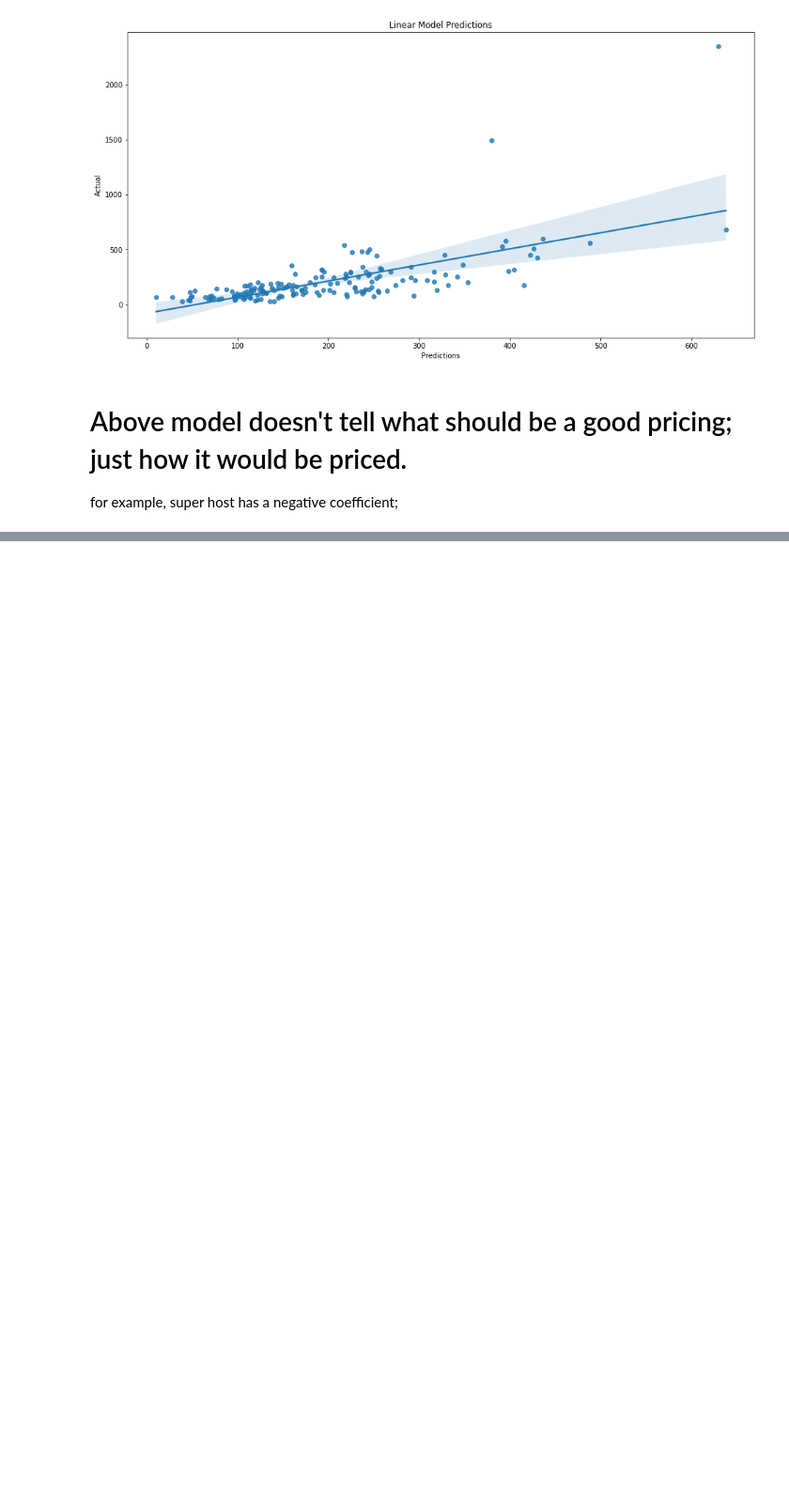
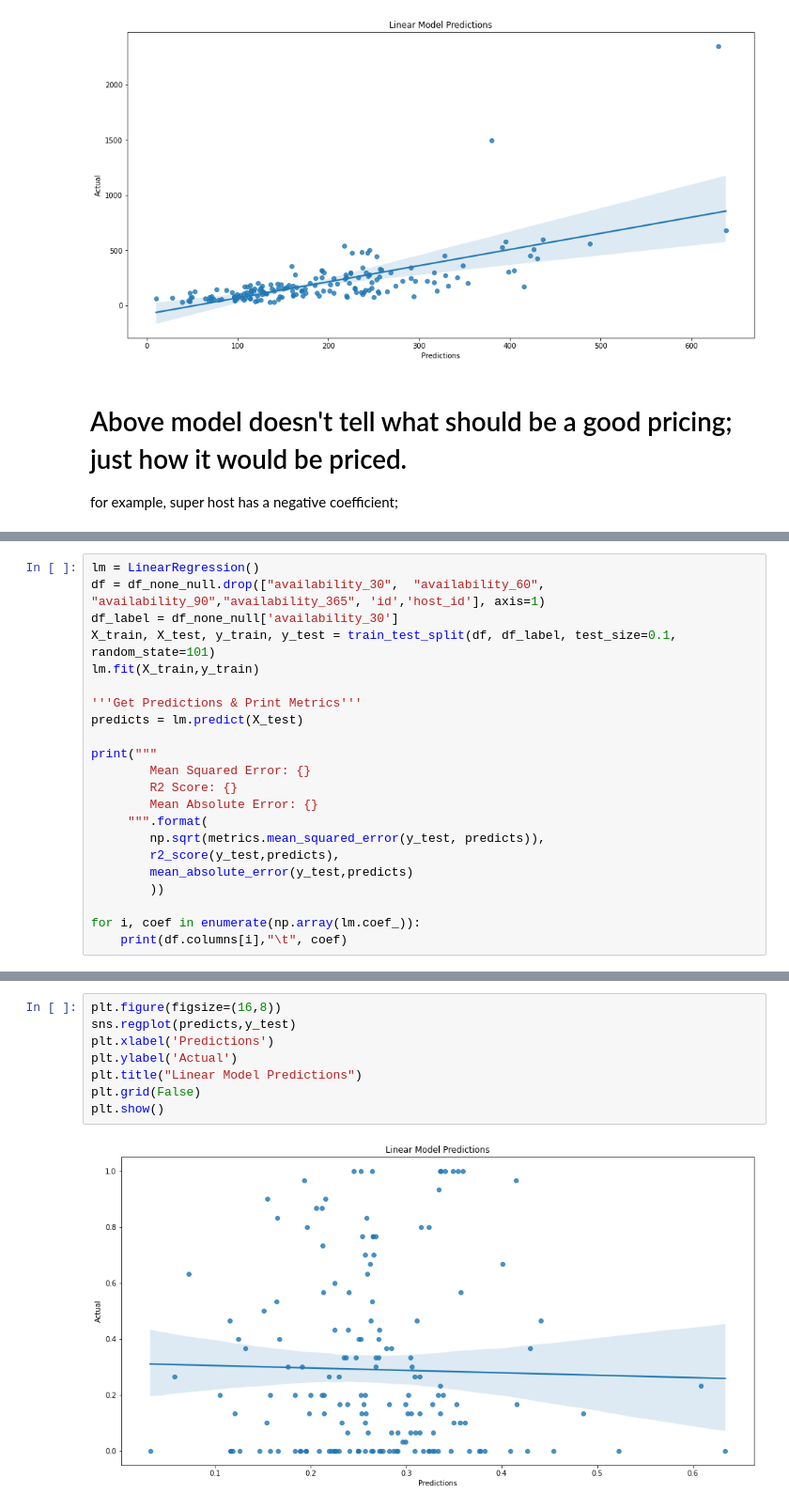
Before and after one commit to Fabrizio-Andrew/Vacation-Rental-Pricing-Estimator, a Jupyter notebook: experimentation/eda0.ipynb, the cells around one changed output, grey strips where cells are left out. Shown at 94% size. Drawn from its saved outputs; the diff is of its cells as text; blank space fills up the shorter version.

```diff
--- a/experimentation/eda0.ipynb
+++ b/experimentation/eda0.ipynb
@@ -882,0 +901,22 @@ for example, super host has a negative coefficient;
+# %%
+lm = LinearRegression()
+df = df_none_null.drop(["availability_30",	"availability_60",	"availability_90","availability_365", 'id','host_id'], axis=1)
+df_label = df_none_null['availability_30']
+X_train, X_test, y_train, y_test = train_test_split(df, df_label, test_size=0.1, random_state=101)
+lm.fit(X_train,y_train)
+
+'''Get Predictions & Print Metrics'''
+predicts = lm.predict(X_test)
+
+print("""
+        Mean Squared Error: {}
+        R2 Score: {}
+        Mean Absolute Error: {}
+     """.format(
+        np.sqrt(metrics.mean_squared_error(y_test, predicts)),
+        r2_score(y_test,predicts),
+        mean_absolute_error(y_test,predicts)
+        ))
+
+for i, coef in enumerate(np.array(lm.coef_)):
+    print(df.columns[i],"\t", coef)
@@ -882,0 +941,10 @@ for example, super host has a negative coefficient;
+# %%
+plt.figure(figsize=(16,8))
+sns.regplot(predicts,y_test)
+plt.xlabel('Predictions')
+plt.ylabel('Actual')
+plt.title("Linear Model Predictions")
+plt.grid(False)
+plt.show()
+# %% [output]
+[figure, added]
```
Also changed, not shown: parts of 7 cells of this notebook.
